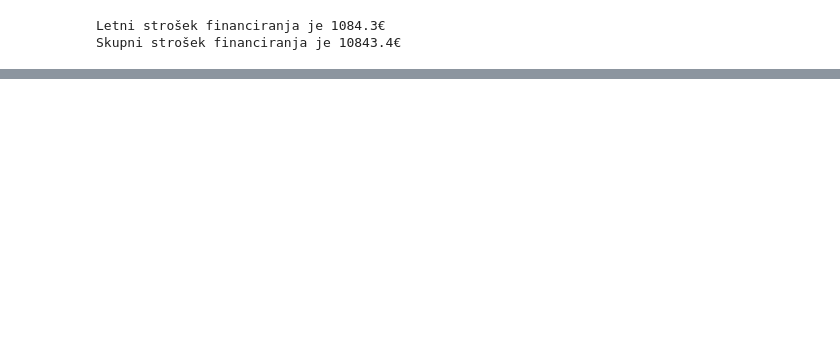
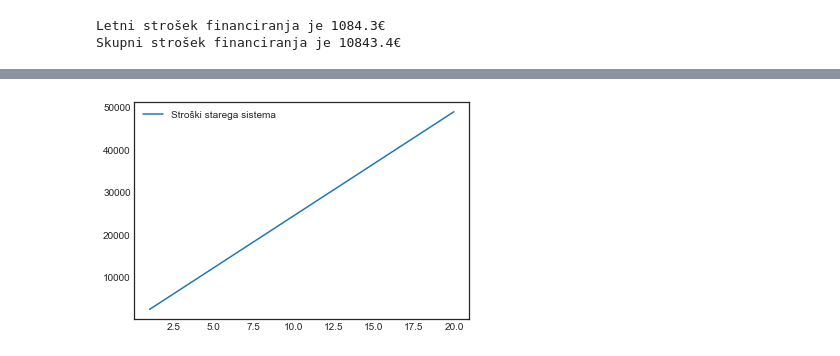
Before and after one commit to ezvr/TC, a Jupyter notebook: Poročilo.ipynb, the cells around one changed output, grey strips where cells are left out. Saved outputs shown, nothing was run; the diff lists cells and outputs as text; code cells hidden in the pictures; blank space fills up the shorter version.

```diff
--- a/Poročilo.ipynb
+++ b/Poročilo.ipynb
@@ -475 +475,4 @@ Sezonski faktor učinkovitosti je 3.7
+# %%
+yvzdr=np.array(range(1,21,1))
+yvzdrstr = list(map(lambda x: 0, yvzdr))
 # %% [markdown]
@@ -503,0 +604,7 @@ Skupni strošek financiranja je 10843.4€
+# %%
+cold = 2450 #€/leto
+# %%
+plt.plot(yvzdr, yvzdr*cold, '-', label='Stroški starega sistema')
+plt.legend();
+# %% [output]
+[figure, added]
```
Also changed, not shown: parts of 32 cells of this notebook, 1 other file.
